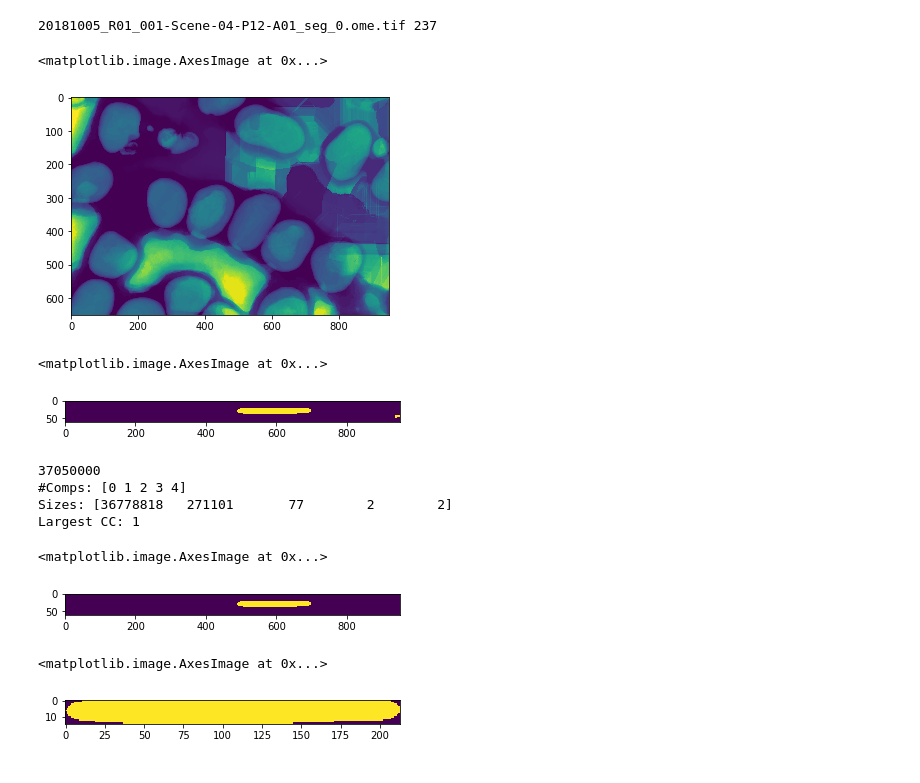
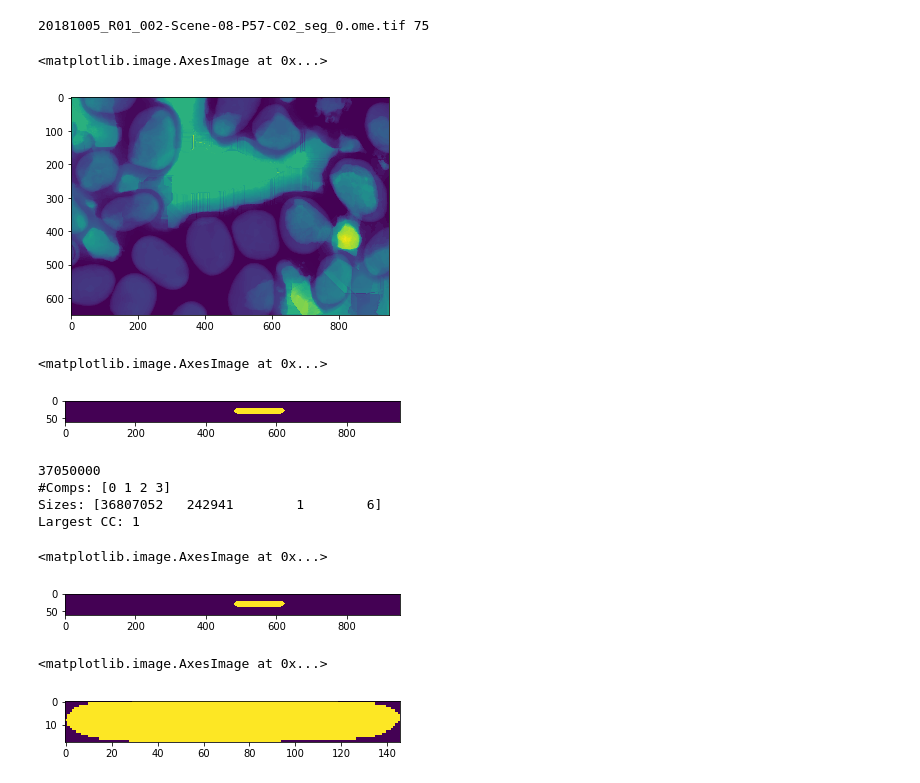
Before and after one commit to AllenInstitute/qcb-analysis, a Jupyter notebook: data-scripts/misc/inspect_nucleus.ipynb, the cells around one changed output. Saved outputs shown, nothing was run; the diff lists cells and outputs as text; code cells hidden in the pictures.

Commit message:
Nucleus inspection notebook

```diff
--- a/data-scripts/misc/inspect_nucleus.ipynb
+++ b/data-scripts/misc/inspect_nucleus.ipynb
@@ -9,25 +9,25 @@ from skimage.measure import label
 with open("../nucleus-config.json", "r") as fj:
     config_json = json.load(fj)
 # %%
-config_czi = config_json[0]
+config_czi = config_json[1]
 
-position = 3
-cell_array_id = 0
+position = 7
+cell_array_id = 4
 
 seg_name = config_czi["ids_cell"][position]["name"]
 cell_id = config_czi["ids_cell"][position]["cell_id"][cell_array_id]
 print(seg_name,cell_id)
 # %% [output]
-20181005_R01_001-Scene-04-P12-A01_seg_0.ome.tif 237
+20181005_R01_002-Scene-08-P57-C02_seg_0.ome.tif 75
 # %%
-base_path = "/allen/aics/assay-dev/MicroscopyOtherData/Jianxu/Nucleus/segmentation/20181005_R01_003/archive/shape"
+base_path = config_czi["seg_path"]
 img_seg_all = skio.imread(os.path.join(base_path,seg_name))
 img_seg_all[ 0,:,:] = 0
 img_seg_all[-1,:,:] = 0
 plt.imshow(img_seg_all.mean(axis=0))
 # %% [output]
 <matplotlib.image.AxesImage at 0x...>
-[figure, old version]
+[figure, new version]
 # %%
 img_seg = img_seg_all.copy()
 img_seg[img_seg!=cell_id] = 0
@@ -36,7 +36,7 @@ plt.imshow(img_seg.max(axis=0))
 plt.imshow(img_seg.max(axis=1))
 # %% [output]
 <matplotlib.image.AxesImage at 0x...>
-[figure, old version]
+[figure, new version]
 # %%
 print(img_seg.shape[0]*img_seg.shape[1]*img_seg.shape[2])
 img_seg = label(img_seg)
@@ -46,8 +46,8 @@ largest_cc = 1 + np.argmax(np.bincount(img_seg.flat)[1:])
 print("Largest CC:", largest_cc)
 # %% [output]
 37050000
-#Comps: [0 1 2 3 4]
-Sizes: [36778818   271101       77        2        2]
+#Comps: [0 1 2 3]
+Sizes: [36807052   242941        1        6]
 Largest CC: 1
 # %%
 if img_seg.max() > 1:
@@ -57,11 +57,11 @@ plt.imshow(img_seg.max(axis=0))
 plt.imshow(img_seg.max(axis=1))
 # %% [output]
 <matplotlib.image.AxesImage at 0x...>
-[figure, old version]
+[figure, new version]
 # %%
 pxl_z, pxl_y, pxl_x = np.nonzero(img_seg)
 img_seg_crop = img_seg[pxl_z.min():(pxl_z.max()+1),pxl_y.min():(pxl_y.max()+1),pxl_x.min():(pxl_x.max()+1)]
 plt.imshow(img_seg_crop.max(axis=1))
 # %% [output]
 <matplotlib.image.AxesImage at 0x...>
-[figure, old version]
+[figure, new version]
```
Also changed, not shown: parts of 7 cells of this notebook, 2 other files.
